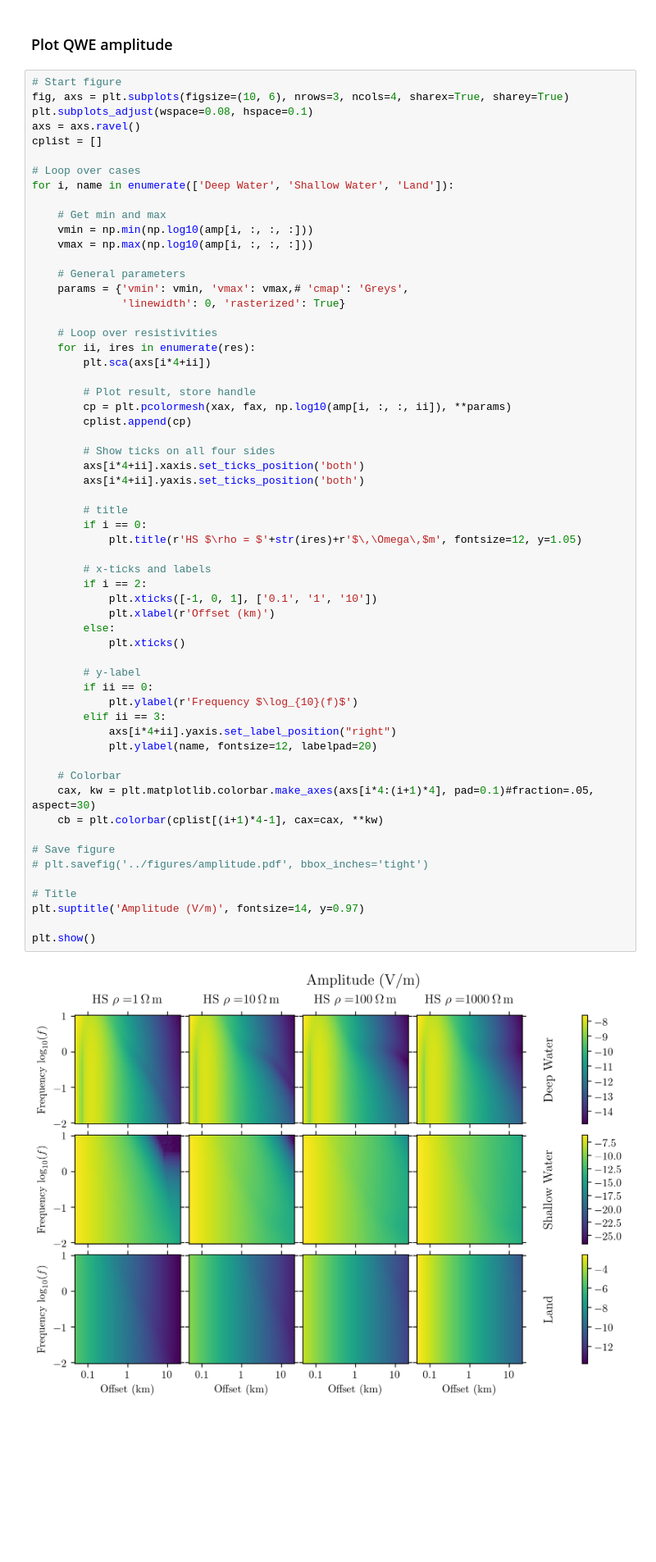
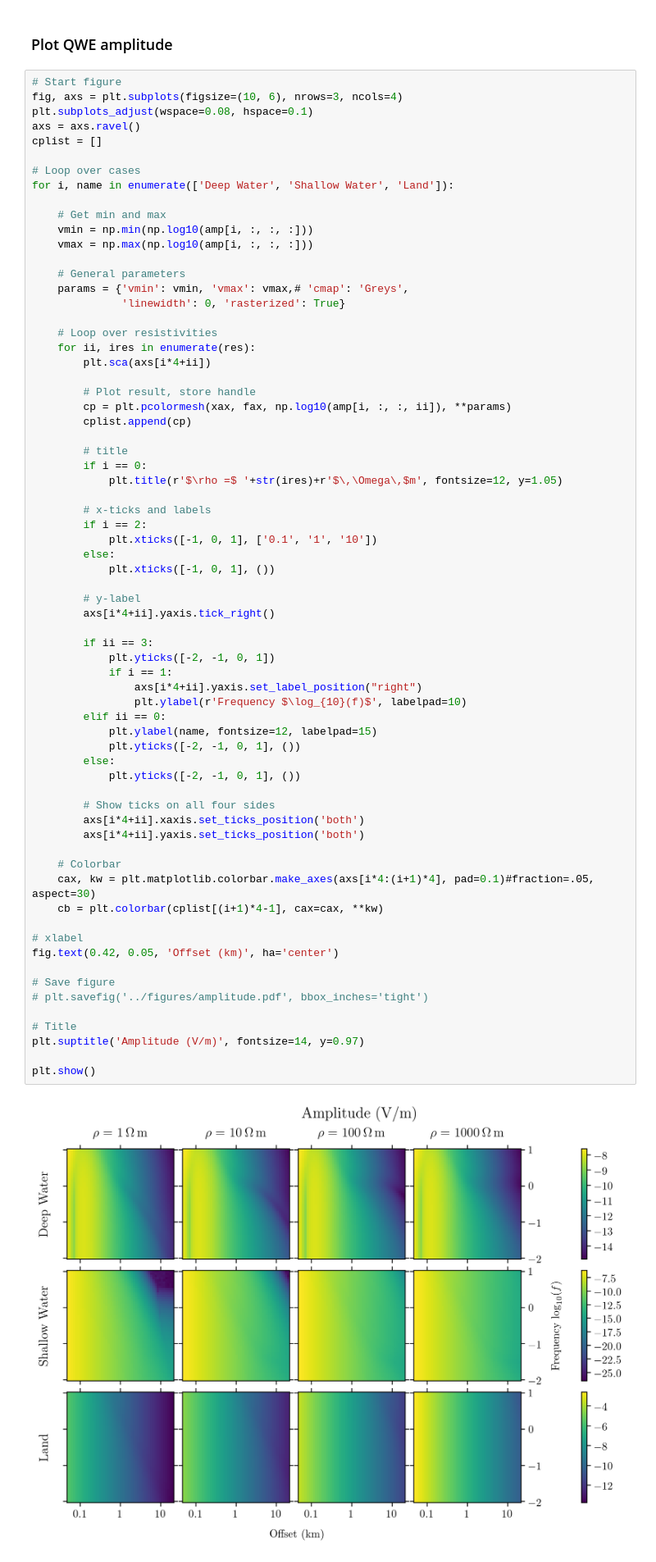
Before and after one commit to emsig/article-fdesign, a Jupyter notebook: notebooks/Figure-Errors.ipynb, the cells around one changed output. Shown at 82% size. Cells and saved outputs as stored; diff of their text form; blank space fills up the shorter version.

Commit message:
Improve error plot labeling

```diff
--- a/notebooks/Figure-Errors.ipynb
+++ b/notebooks/Figure-Errors.ipynb
@@ -276,7 +285,7 @@ plt.show()
 ### Plot QWE amplitude
 # %%
 # Start figure
-fig, axs = plt.subplots(figsize=(10, 6), nrows=3, ncols=4, sharex=True, sharey=True)
+fig, axs = plt.subplots(figsize=(10, 6), nrows=3, ncols=4)
 plt.subplots_adjust(wspace=0.08, hspace=0.1)
 axs = axs.ravel()
 cplist = []
@@ -289,52 +298,61 @@ for i, name in enumerate(['Deep Water', 'Shallow Water', 'Land']):
     vmax = np.max(np.log10(amp[i, :, :, :]))
 
     # General parameters
     params = {'vmin': vmin, 'vmax': vmax,# 'cmap': 'Greys',
               'linewidth': 0, 'rasterized': True}
 
     # Loop over resistivities
     for ii, ires in enumerate(res):
         plt.sca(axs[i*4+ii])
 
         # Plot result, store handle
         cp = plt.pcolormesh(xax, fax, np.log10(amp[i, :, :, ii]), **params)
         cplist.append(cp)
 
+        # title
+        if i == 0:
+            plt.title(r'$\rho =$ '+str(ires)+r'$\,\Omega\,$m', fontsize=12, y=1.05)
+
+        # x-ticks and labels
+        if i == 2:
+            plt.xticks([-1, 0, 1], ['0.1', '1', '10'])
+        else:
+            plt.xticks([-1, 0, 1], ())
+
+        # y-label
+        axs[i*4+ii].yaxis.tick_right()
+
+        if ii == 3:
+            plt.yticks([-2, -1, 0, 1])
+            if i == 1:
+                axs[i*4+ii].yaxis.set_label_position("right")
+                plt.ylabel(r'Frequency $\log_{10}(f)$', labelpad=10)
+        elif ii == 0:
+            plt.ylabel(name, fontsize=12, labelpad=15)
+            plt.yticks([-2, -1, 0, 1], ())
+        else:
+            plt.yticks([-2, -1, 0, 1], ())
+
         # Show ticks on all four sides
         axs[i*4+ii].xaxis.set_ticks_position('both')
         axs[i*4+ii].yaxis.set_ticks_position('both')
 
-        # title
-        if i == 0:
-            plt.title(r'HS $\rho = $'+str(ires)+r'$\,\Omega\,$m', fontsize=12, y=1.05)
-
-        # x-ticks and labels
-        if i == 2:
-            plt.xticks([-1, 0, 1], ['0.1', '1', '10'])
-            plt.xlabel(r'Offset (km)')
-        else:
-            plt.xticks()
-
-        # y-label
-        if ii == 0:
-            plt.ylabel(r'Frequency $\log_{10}(f)$')
-        elif ii == 3:
-            axs[i*4+ii].yaxis.set_label_position("right")
-            plt.ylabel(name, fontsize=12, labelpad=20)
-
     # Colorbar
     cax, kw = plt.matplotlib.colorbar.make_axes(axs[i*4:(i+1)*4], pad=0.1)#fraction=.05, aspect=30)
     cb = plt.colorbar(cplist[(i+1)*4-1], cax=cax, **kw)
+
+# xlabel
+fig.text(0.42, 0.05, 'Offset (km)', ha='center')
 
 # Save figure
 # plt.savefig('../figures/amplitude.pdf', bbox_inches='tight')
 
 # Title
 plt.suptitle('Amplitude (V/m)', fontsize=14, y=0.97)
 
 plt.show()
 # %% [output]
-[figure, old version]
+[figure, new version]
 # %%
 import printinfo
 printinfo.info()
```
Also changed, not shown: parts of 2 cells of this notebook, 2 other files.
